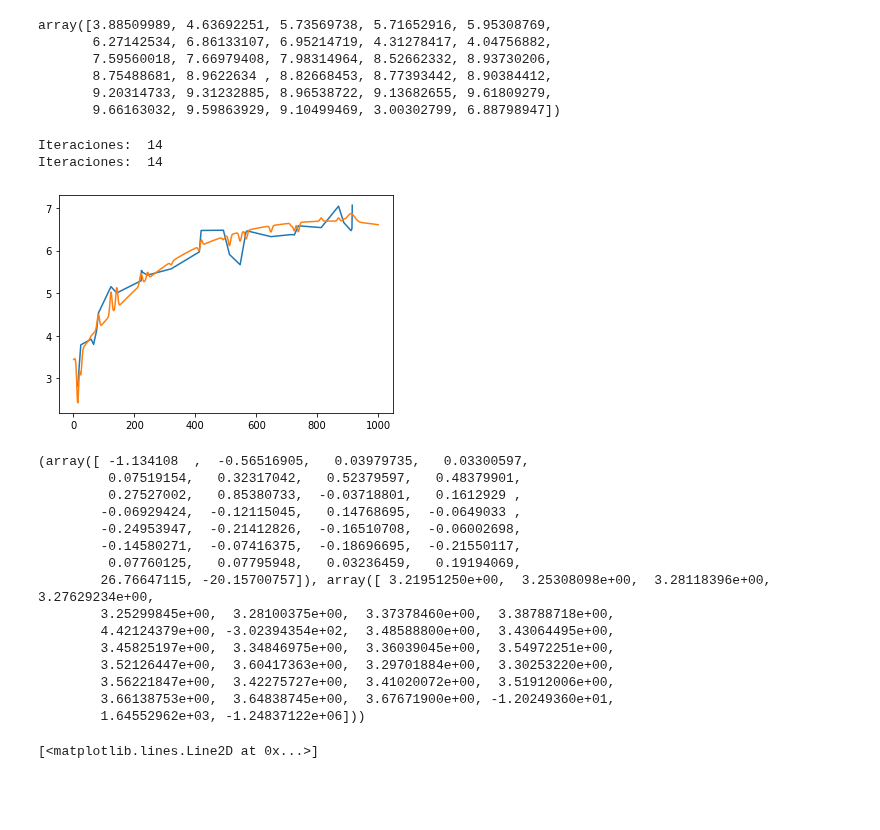
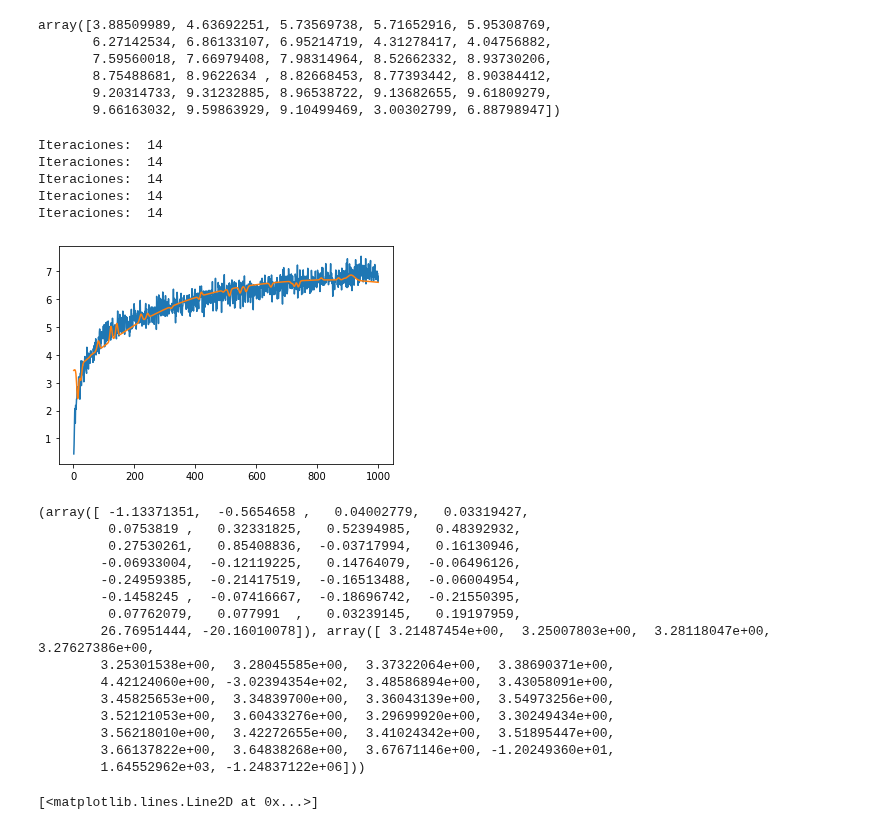
Before and after one commit to JairEsc/Mat_Apl_2, a Jupyter notebook: ML_T1_sencillo.ipynb, the cells around one changed output. Saved outputs shown, nothing was run; the diff lists cells and outputs as text; code cells hidden in the pictures; blank space fills up the shorter version.

```diff
--- a/ML_T1_sencillo.ipynb
+++ b/ML_T1_sencillo.ipynb
@@ -71,41 +71,44 @@ def F_ajuste(sigma,alpha,z):
 # %%
 def rutina(n,sigma_0,alpha_0):
     for r in range(n):
         alpha_0=solve_for_alphas(matriz_phi_sigma(sigma_0))
         def grad_alpha(sigma):
             return np.dot(-J_sigma_phi(sigma=sigma,alpha=alpha_0).T,(y-np.dot(matriz_phi_sigma(sigma=sigma),alpha_0)))
         sigma_0=GD_N(theta=sigma_0,alpha=1,eta=0.9,nIter=k, grad=grad_alpha,stop_crit=10**(-6))
     def F_ajuste_a_s(W):
        R=[]
        for w in W:
            R.append(F_ajuste(sigma=sigma_0,alpha=alpha_0,z=w))
        return np.array(R)
-    plt.plot(x_m,y_m)
+    plt.plot(x,y)
     plt.plot(x,F_ajuste_a_s(x))
     plt.show()
     return alpha_0,sigma_0
 sigma_0=np.random.normal(3,0,size=m)
 alpha_0=np.repeat(1,m)
 k=15
-print(rutina(2,sigma_0=sigma_0,alpha_0=alpha_0))
+print(rutina(5,sigma_0=sigma_0,alpha_0=alpha_0))
 # %% [output]
 Iteraciones:  14
 Iteraciones:  14
+Iteraciones:  14
+Iteraciones:  14
+Iteraciones:  14
-[figure, old version]
+[figure, new version]
-(array([ -1.134108  ,  -0.56516905,   0.03979735,   0.03300597,
-         0.07519154,   0.32317042,   0.52379597,   0.48379901,
-         0.27527002,   0.85380733,  -0.03718801,   0.1612929 ,
-        -0.06929424,  -0.12115045,   0.14768695,  -0.0649033 ,
-        -0.24953947,  -0.21412826,  -0.16510708,  -0.06002698,
-        -0.14580271,  -0.07416375,  -0.18696695,  -0.21550117,
-         0.07760125,   0.07795948,   0.03236459,   0.19194069,
-        26.76647115, -20.15700757]), array([ 3.21951250e+00,  3.25308098e+00,  3.28118396e+00,  3.27629234e+00,
-        3.25299845e+00,  3.28100375e+00,  3.37378460e+00,  3.38788718e+00,
-        4.42124379e+00, -3.02394354e+02,  3.48588800e+00,  3.43064495e+00,
-        3.45825197e+00,  3.34846975e+00,  3.36039045e+00,  3.54972251e+00,
-        3.52126447e+00,  3.60417363e+00,  3.29701884e+00,  3.30253220e+00,
-        3.56221847e+00,  3.42275727e+00,  3.41020072e+00,  3.51912006e+00,
-        3.66138753e+00,  3.64838745e+00,  3.67671900e+00, -1.20249360e+01,
+(array([ -1.13371351,  -0.5654658 ,   0.04002779,   0.03319427,
+         0.0753819 ,   0.32331825,   0.52394985,   0.48392932,
+         0.27530261,   0.85408836,  -0.03717994,   0.16130946,
+        -0.06933004,  -0.12119225,   0.14764079,  -0.06496126,
+        -0.24959385,  -0.21417519,  -0.16513488,  -0.06004954,
+        -0.1458245 ,  -0.07416667,  -0.18696742,  -0.21550395,
+         0.07762079,   0.077991  ,   0.03239145,   0.19197959,
+        26.76951444, -20.16010078]), array([ 3.21487454e+00,  3.25007803e+00,  3.28118047e+00,  3.27627386e+00,
+        3.25301538e+00,  3.28045585e+00,  3.37322064e+00,  3.38690371e+00,
+        4.42124060e+00, -3.02394354e+02,  3.48586894e+00,  3.43058091e+00,
+        3.45825653e+00,  3.34839700e+00,  3.36043139e+00,  3.54973256e+00,
+        3.52121053e+00,  3.60433276e+00,  3.29699920e+00,  3.30249434e+00,
+        3.56218010e+00,  3.42272655e+00,  3.41024342e+00,  3.51895447e+00,
+        3.66137822e+00,  3.64838268e+00,  3.67671146e+00, -1.20249360e+01,
         1.64552962e+03, -1.24837122e+06]))
 # %%
 # %% [output]
```
